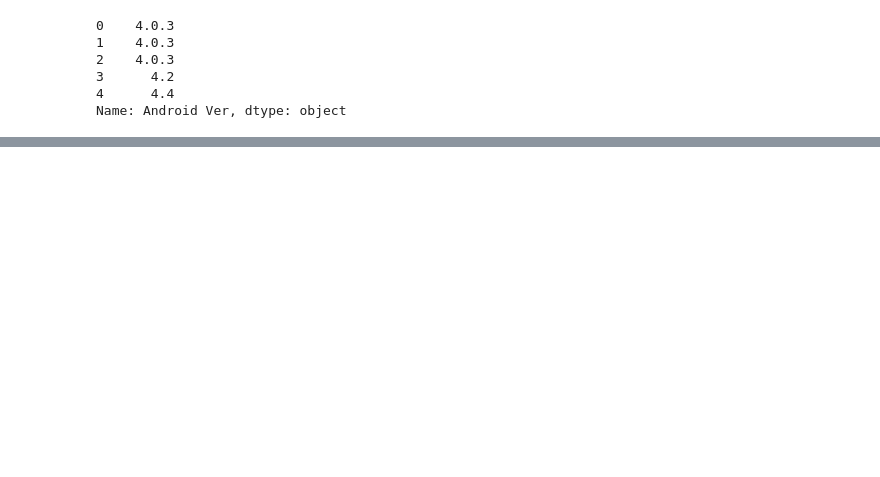
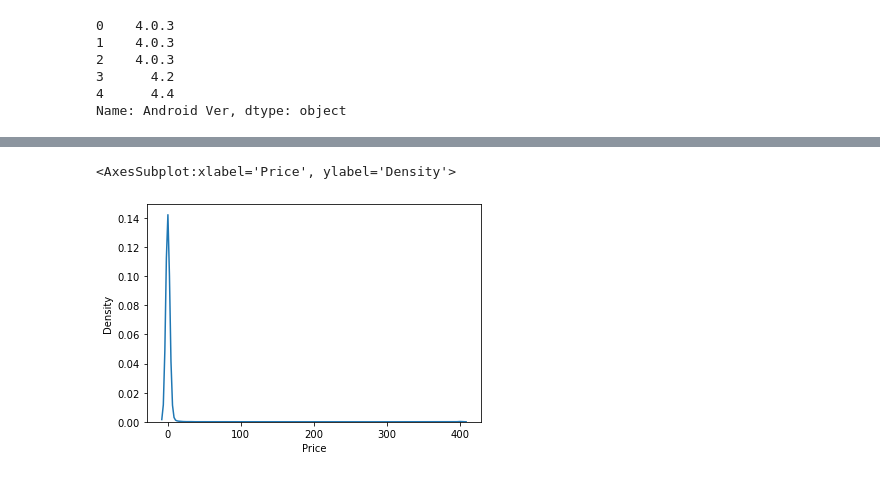
Before and after one commit to pappumahato/data_science, a Jupyter notebook: eda/eda_pre_processing.ipynb, the cells around one changed output, grey strips where cells are left out. Saved outputs shown, nothing was run; the diff lists cells and outputs as text; code cells hidden in the pictures; blank space fills up the shorter version.

```diff
--- a/eda/eda_pre_processing.ipynb
+++ b/eda/eda_pre_processing.ipynb
@@ -656,0 +952,5 @@ data_copy.to_csv('cleaned_google_playstore_data', index=False)
+# %%
+sns.kdeplot(df['Price'])
+# %% [output]
+<AxesSubplot:xlabel='Price', ylabel='Density'>
+[figure, added]
```
Also changed, not shown: parts of 58 cells of this notebook.
